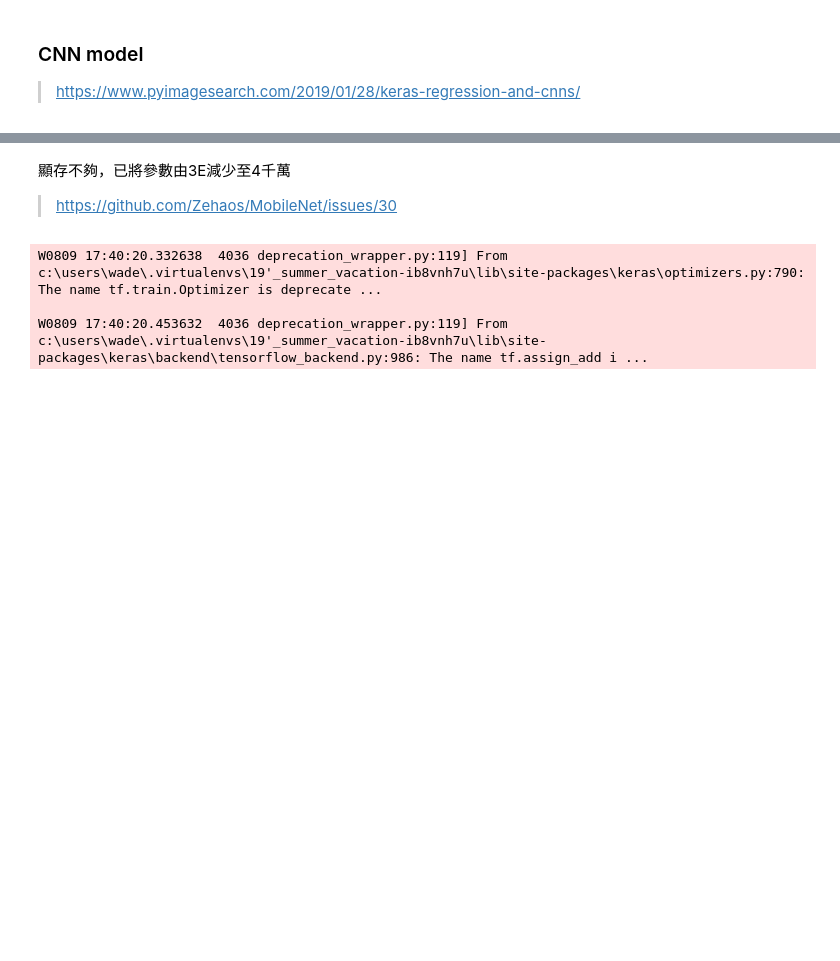
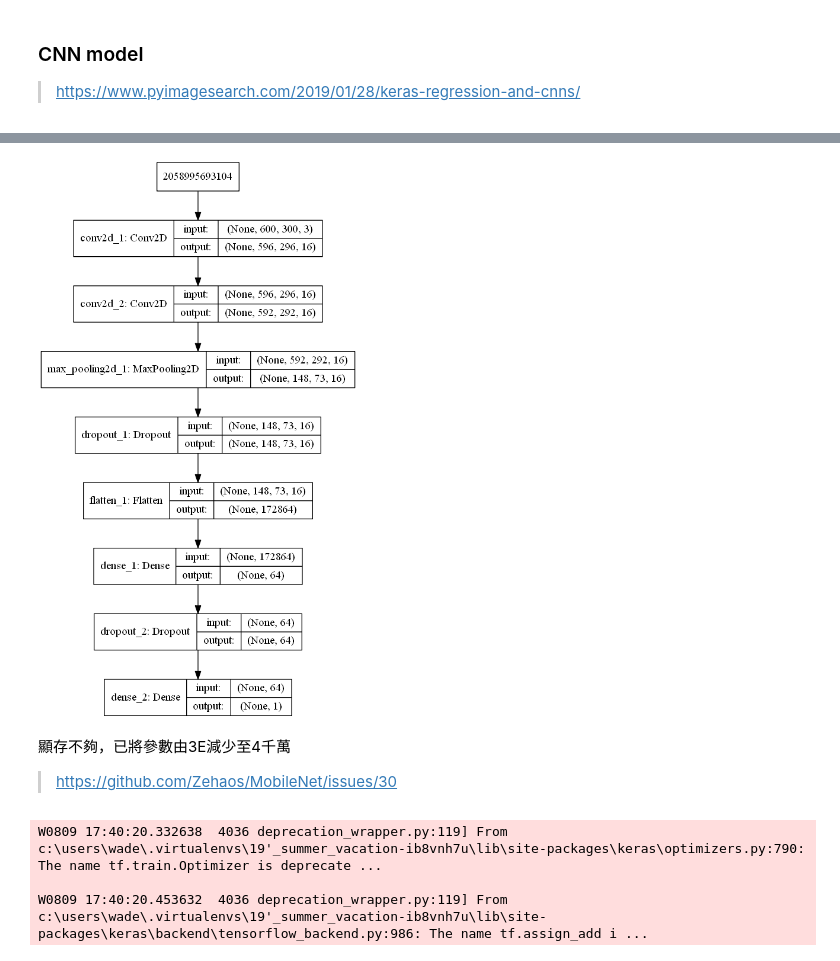
Before and after one commit to johnny12150/19-lab-summer-training, a Jupyter notebook: 0808/multimodal.ipynb, the cells around one changed output, grey strips where cells are left out. Drawn from its saved outputs; the diff is of its cells as text; code cells hidden in the pictures; blank space fills up the shorter version.

Commit message:
1. Load img base on 2. plot model structure

```diff
--- a/0808/multimodal.ipynb
+++ b/0808/multimodal.ipynb
@@ -439,3 +388,8 @@ c:\users\wade\.virtualenvs\19'_summer_vacation-ib8vnh7u\lib\site-packages\pandas
+# %%
+plot_model(model_CNN, to_file = 'model_CNN.png',show_shapes = True)
+Image('model_CNN.png')
+# %% [output]
+[figure, added]
 # %% [markdown]
 顯存不夠，已將參數由3E減少至4千萬
 > https://github.com/Zehaos/MobileNet/issues/30
```
Also changed, not shown: parts of 21 cells of this notebook, 1 other file.
